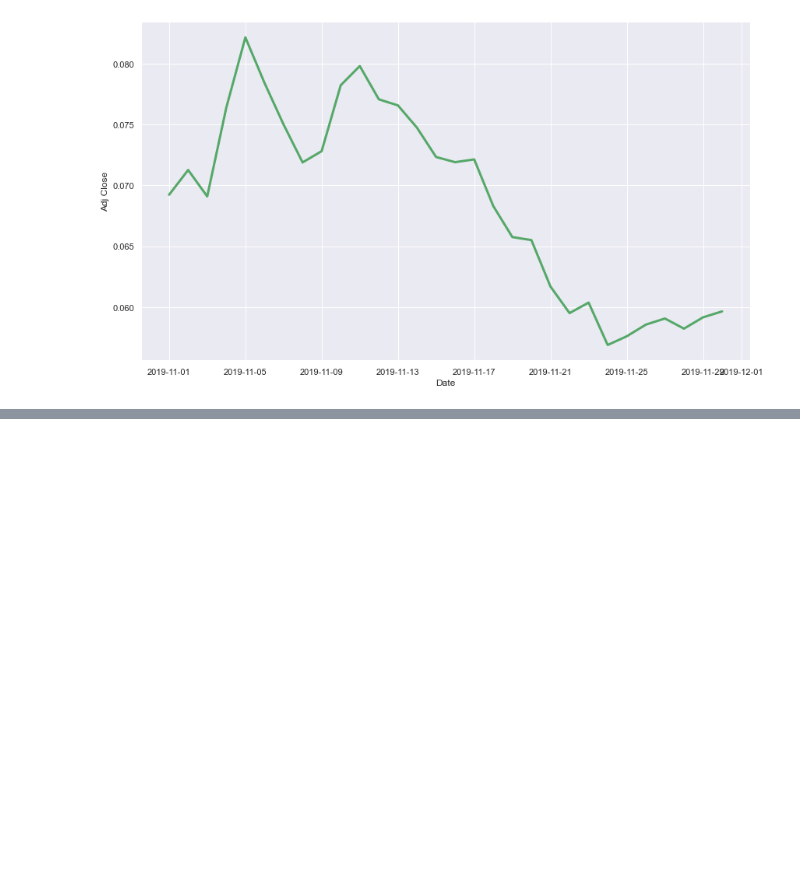
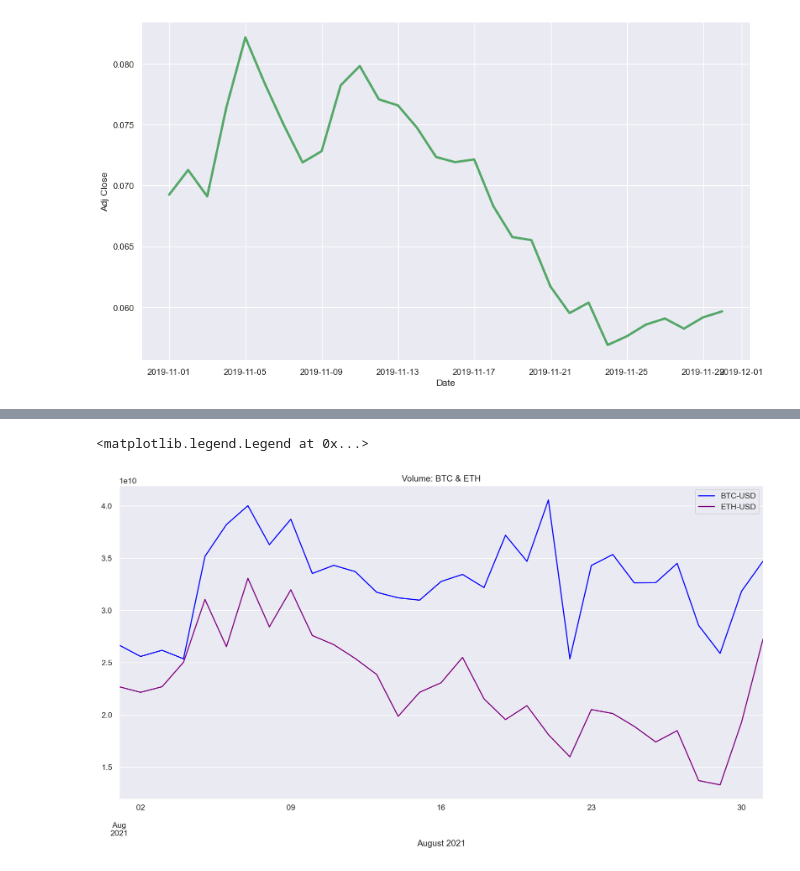
Before and after one commit to emel333/tulsa_burn, a Jupyter notebook: burn_analysis.ipynb, the cells around one changed output, grey strips where cells are left out. Saved outputs shown, nothing was run; the diff lists cells and outputs as text; code cells hidden in the pictures; blank space fills up the shorter version.

```diff
--- a/burn_analysis.ipynb
+++ b/burn_analysis.ipynb
@@ -116,0 +178,16 @@ ax = sns.lineplot(data=xlm_data, x ='Date', y = 'Adj Close', color = 'g', palett
+# %%
+# Plotting ETH alongside BTC for August 2021
+
+plt.figure(figsize=(16, 8), dpi=150)
+
+btc_data['Volume'].plot(label='BTC-USD', color='blue')
+eth_data['Volume'].plot(label='ETH-USD', color='purple')
+
+
+
+plt.title('Volume: BTC & ETH')
+plt.xlabel('August 2021')
+plt.legend()
+# %% [output]
+<matplotlib.legend.Legend at 0x...>
+[figure, added]
```
Also changed, not shown: parts of 8 cells of this notebook.
